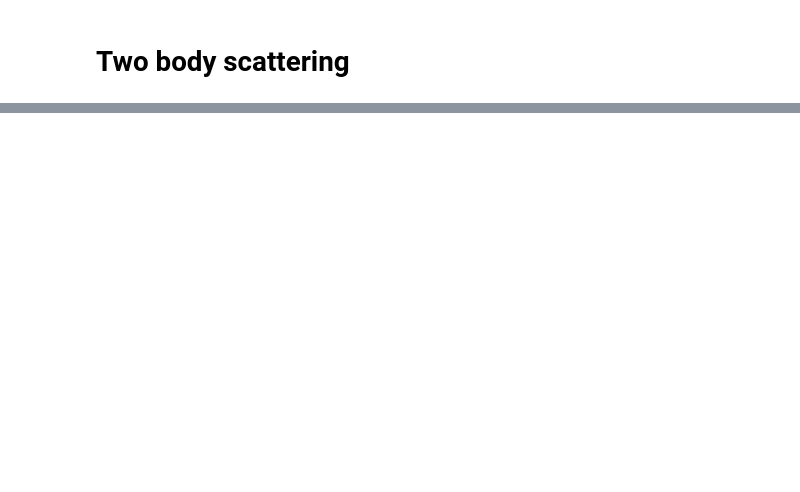
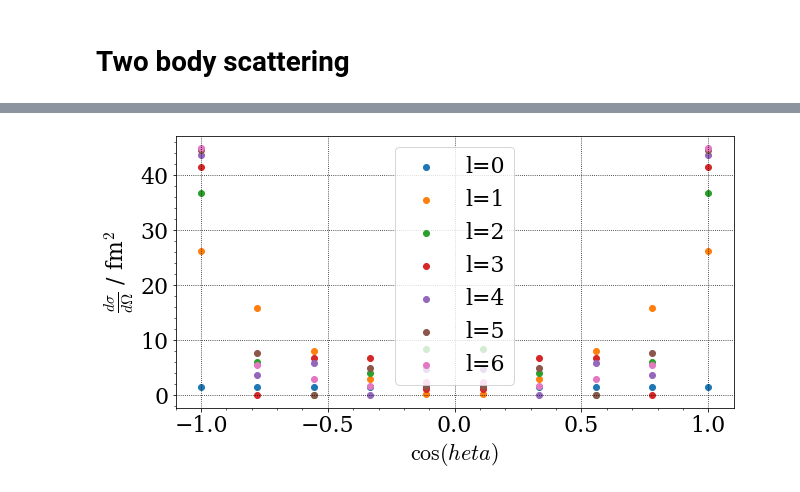
Before and after one commit to dschuechter/physics760_schuechter_krause, a Jupyter notebook: Exercise07/exercise_07.ipynb, the cells around one changed output, grey strips where cells are left out. Saved outputs shown, nothing was run; the diff lists cells and outputs as text; code cells hidden in the pictures; blank space fills up the shorter version.

```diff
--- a/Exercise07/exercise_07.ipynb
+++ b/Exercise07/exercise_07.ipynb
@@ -91,0 +92,18 @@ plt.show()
+# %%
+def cross_sec(mu,q,x,lmax):
+    Pl=legendre(lmax)
+    l_sum=np.sum([(2*l+1)*t_matrix(q,l)[-1][-1]*Pl(x) for l in range(0,lmax+1)])
+    return np.pi**2*mu**2*np.abs(l_sum)**2
+# %%
+x=np.linspace(-1,1,10)
+l_list=[i for i in range(0,7)]
+beauty_plot()
+for lmax in l_list:
+    y=[cross_sec(mu,np.sqrt(2*10/hbarc*mu),x,lmax) for x in x]
+    plt.plot(x,y,label="l=%d"%(lmax))
+plt.legend(bbox_to_anchor=(1,1))
+plt.xlabel("$\cos(\\theta)$")
+plt.ylabel("$\\frac{d\sigma}{d\Omega}$ / fm$^{2}$")
+plt.show()
+# %% [output]
+[figure, added]
```
Also changed, not shown: parts of 2 cells of this notebook.
